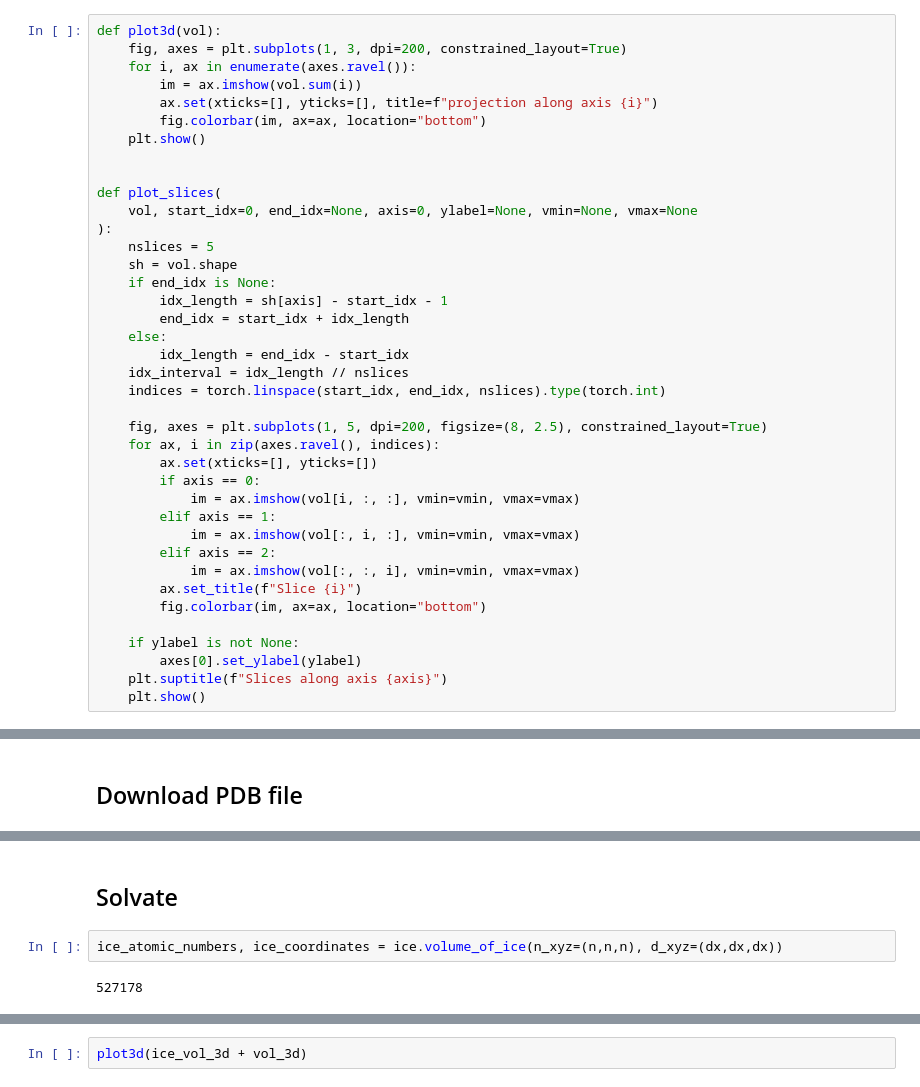
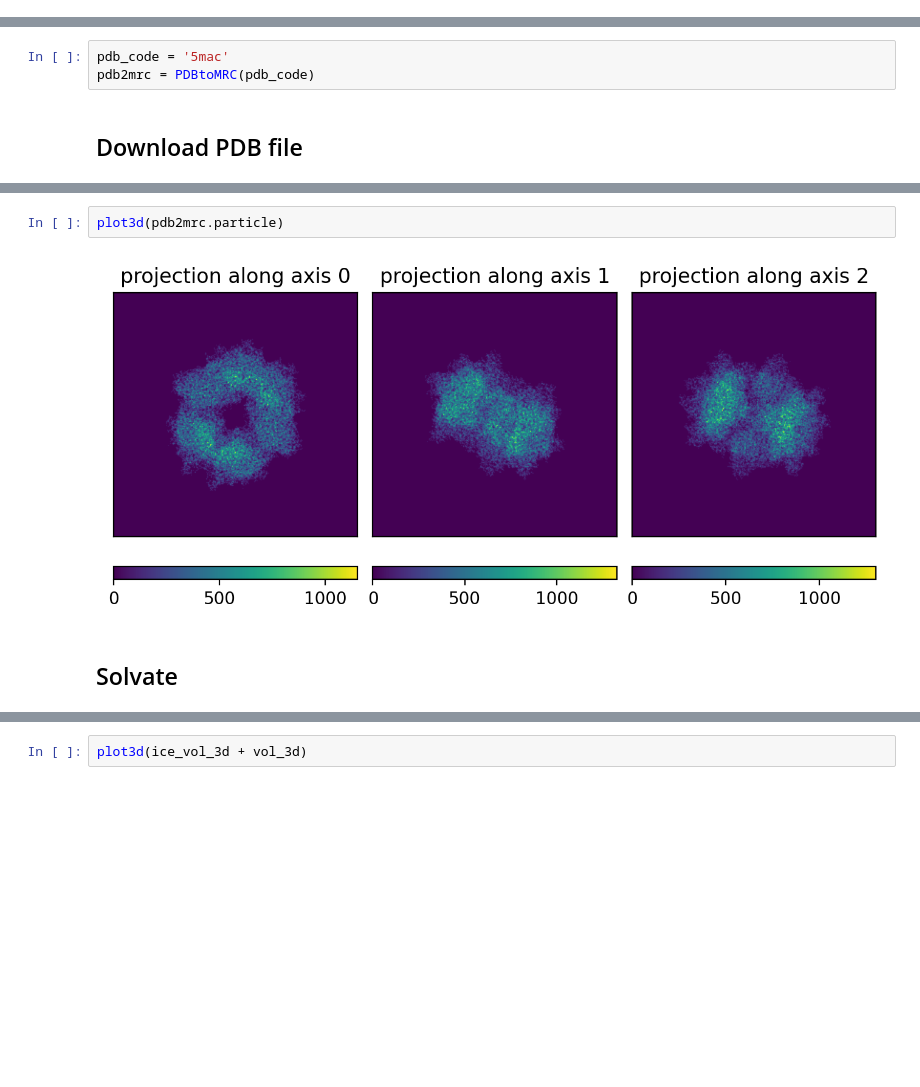
Before and after one commit to joelyeois/specter, a Jupyter notebook: pdb_to_mrc_demo.ipynb, the cells around one changed output, grey strips where cells are left out. Cells and saved outputs as stored; diff of their text form; blank space fills up the shorter version.

Commit message:
created pdbtomrc class

```diff
--- a/pdb_to_mrc_demo.ipynb
+++ b/pdb_to_mrc_demo.ipynb
@@ -15,39 +0,0 @@ from tqdm import tqdm
-# %%
-def plot3d(vol):
-    fig, axes = plt.subplots(1, 3, dpi=200, constrained_layout=True)
-    for i, ax in enumerate(axes.ravel()):
-        im = ax.imshow(vol.sum(i))
-        ax.set(xticks=[], yticks=[], title=f"projection along axis {i}")
-        fig.colorbar(im, ax=ax, location="bottom")
-    plt.show()
-
-
-def plot_slices(
-    vol, start_idx=0, end_idx=None, axis=0, ylabel=None, vmin=None, vmax=None
-):
-    nslices = 5
-    sh = vol.shape
-    if end_idx is None:
-        idx_length = sh[axis] - start_idx - 1
-        end_idx = start_idx + idx_length
-    else:
-        idx_length = end_idx - start_idx
-    idx_interval = idx_length // nslices
-    indices = torch.linspace(start_idx, end_idx, nslices).type(torch.int)
-
-    fig, axes = plt.subplots(1, 5, dpi=200, figsize=(8, 2.5), constrained_layout=True)
-    for ax, i in zip(axes.ravel(), indices):
-        ax.set(xticks=[], yticks=[])
-        if axis == 0:
-            im = ax.imshow(vol[i, :, :], vmin=vmin, vmax=vmax)
-        elif axis == 1:
-            im = ax.imshow(vol[:, i, :], vmin=vmin, vmax=vmax)
-        elif axis == 2:
-            im = ax.imshow(vol[:, :, i], vmin=vmin, vmax=vmax)
-        ax.set_title(f"Slice {i}")
-        fig.colorbar(im, ax=ax, location="bottom")
-
-    if ylabel is not None:
-        axes[0].set_ylabel(ylabel)
-    plt.suptitle(f"Slices along axis {axis}")
-    plt.show()
@@ -54,2 +12,5 @@ def plot_slices(
+# %%
+pdb_code = '5mac'
+pdb2mrc = PDBtoMRC(pdb_code)
 # %% [markdown]
 ## Download PDB file
@@ -110,6 +25,6 @@ plot_slices(vol_snapped_3d, start_idx=start_idx, end_idx=n - start_idx)
+# %%
+plot3d(pdb2mrc.particle)
+# %% [output]
+[figure, added]
 # %% [markdown]
 ## Solvate
-# %%
-ice_atomic_numbers, ice_coordinates = ice.volume_of_ice(n_xyz=(n,n,n), d_xyz=(dx,dx,dx))
-# %% [output]
-527178
```
Also changed, not shown: parts of 19 cells of this notebook, 4 other files.
